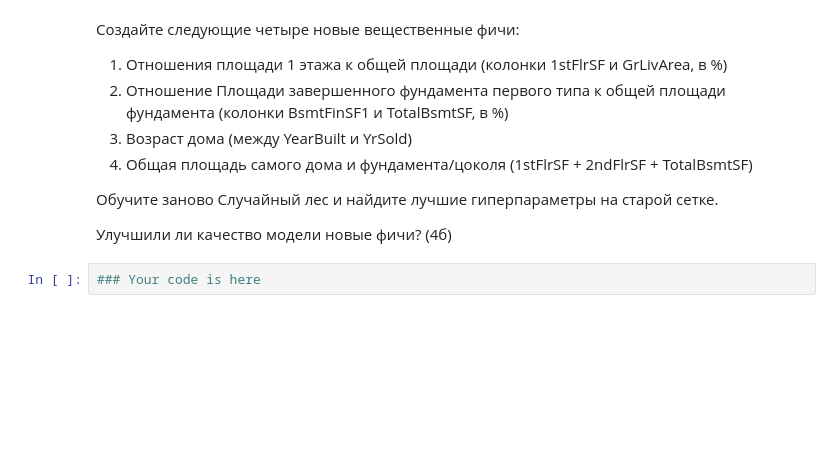
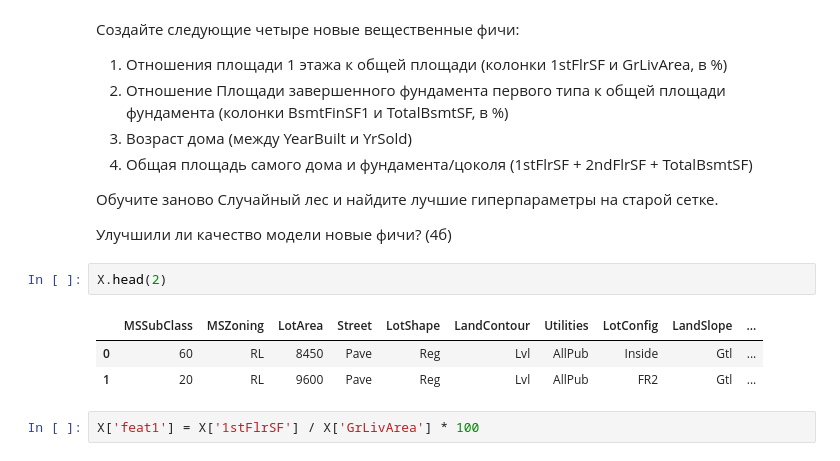
Before and after one commit to kolombo2407/ml_study, a Jupyter notebook: lesson_19/HW_19_.ipynb, the cells around one changed output. Drawn from its saved outputs; the diff is of its cells as text; blank space fills up the shorter version.

```diff
--- a/lesson_19/HW_19_.ipynb
+++ b/lesson_19/HW_19_.ipynb
@@ -173,5 +454,11 @@ from sklearn.ensemble import BaggingRegressor
 Обучите заново Случайный лес и найдите лучшие гиперпараметры на старой сетке.
 
 Улучшили ли качество модели новые фичи? (4б)
-# %%
-### Your code is here
+# %%
+X.head(2)
+# %% [output]
+|  | MSSubClass | MSZoning | LotArea | Street | LotShape | LandContour | Utilities | LotConfig | LandSlope | ... |
+| 0 | 60 | RL | 8450 | Pave | Reg | Lvl | AllPub | Inside | Gtl | ... |
+| 1 | 20 | RL | 9600 | Pave | Reg | Lvl | AllPub | FR2 | Gtl | ... |
+# %%
+X['feat1'] = X['1stFlrSF'] / X['GrLivArea'] * 100
```
Also changed, not shown: parts of 31 cells of this notebook, 4 other files.
